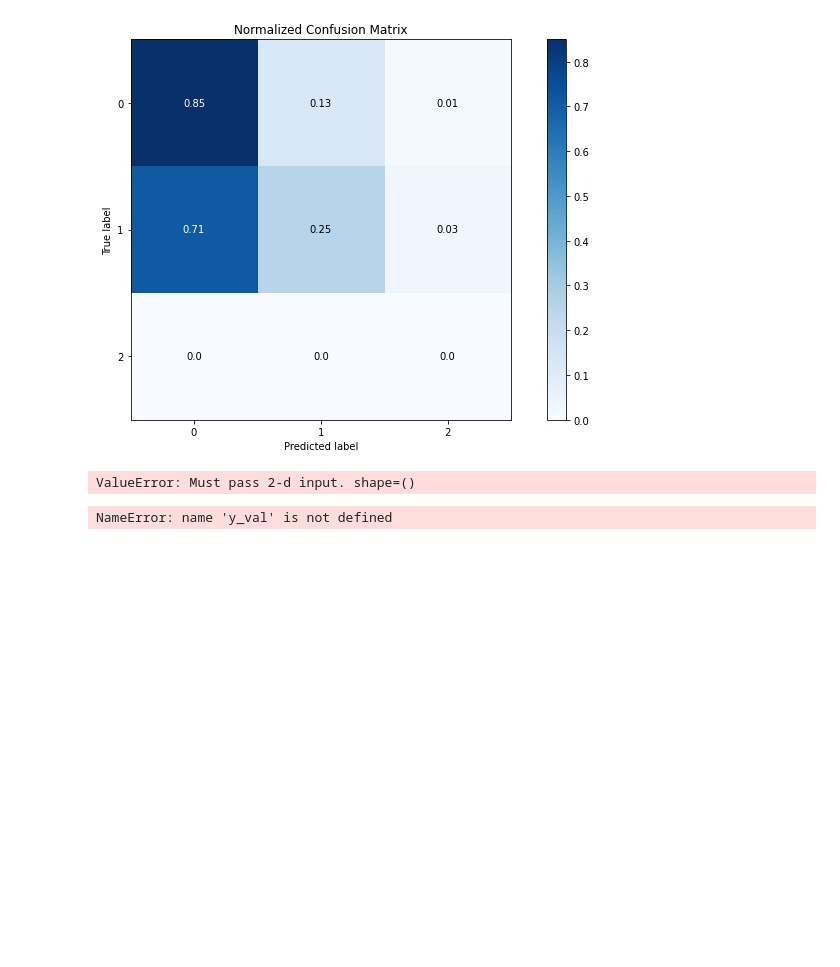
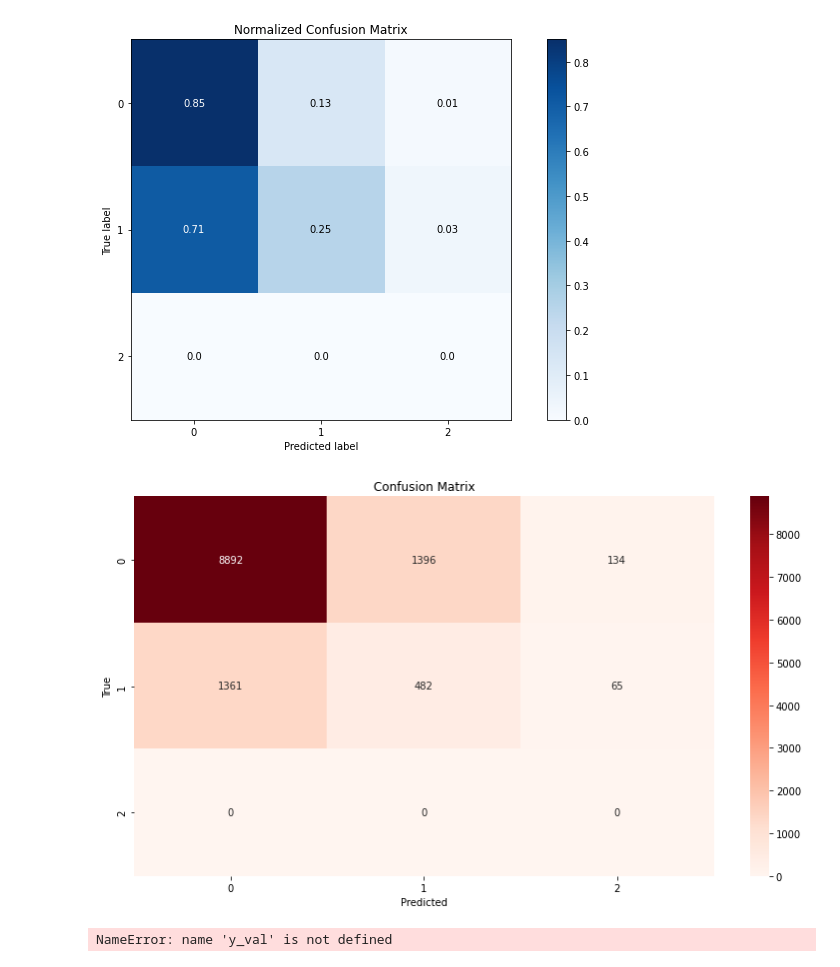
Before and after one commit to parekhrohan21/ml_analysis, a Jupyter notebook: practice1.ipynb, the cells around one changed output. Drawn from its saved outputs; the diff is of its cells as text; code cells hidden in the pictures; blank space fills up the shorter version.

Commit message:
chart display issues

```diff
--- a/practice1.ipynb
+++ b/practice1.ipynb
@@ -190,15 +190,19 @@ invalid value encountered in true_divide
 [figure]
 [figure]
 # %%
-import seaborn as sns
+from sklearn.metrics import confusion_matrix
 
-sns.heatmap(plt_1, annot=True, fmt='d', cmap='Blues')
+# Compute the confusion matrix
+conf_matrix = confusion_matrix(labels_true, labels_pred)
+
+# Plot the confusion matrix using seaborn
+sns.heatmap(conf_matrix, annot=True, fmt='d', cmap='Reds')
 plt.title('Confusion Matrix')
 plt.xlabel('Predicted')
 plt.ylabel('True')
 plt.show()
 # %% [output]
-ValueError: Must pass 2-d input. shape=()
+[figure, added]
 # %%
 fpr_nb, tpr_nb, threshold_nb = metrics.roc_curve(y_val, nbm_pred)
 roc_auc_nb = metrics.auc(fpr_nb, tpr_nb)
```
